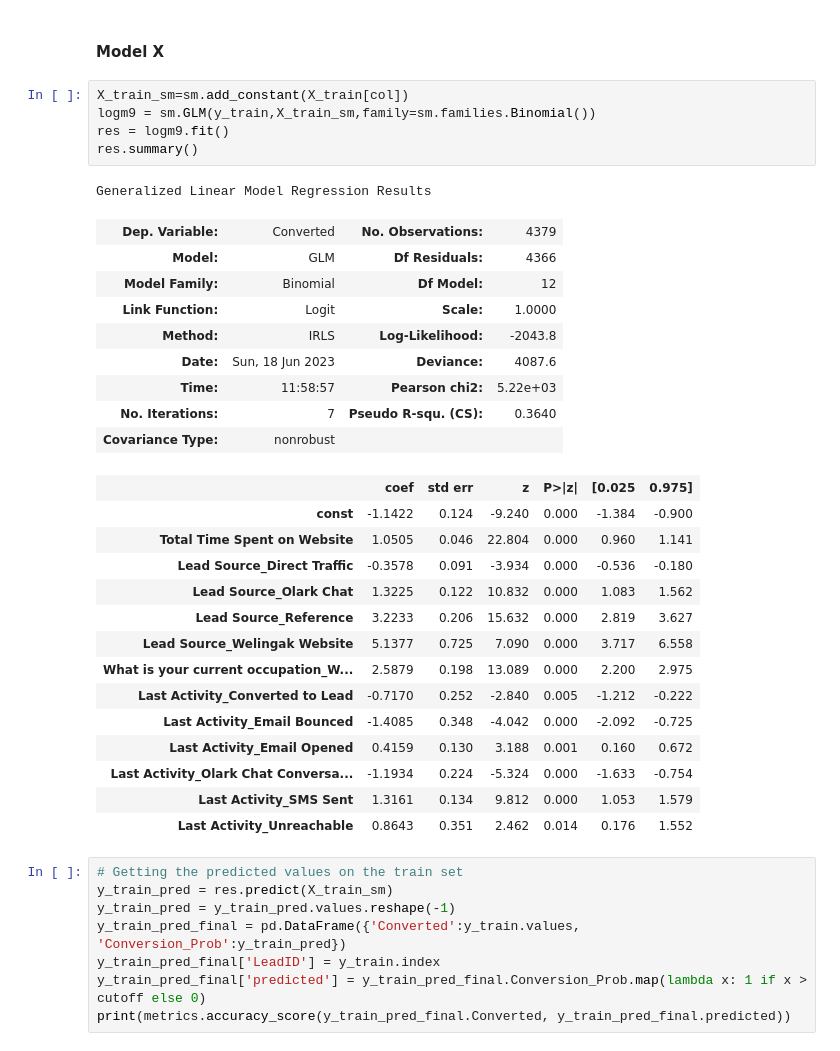
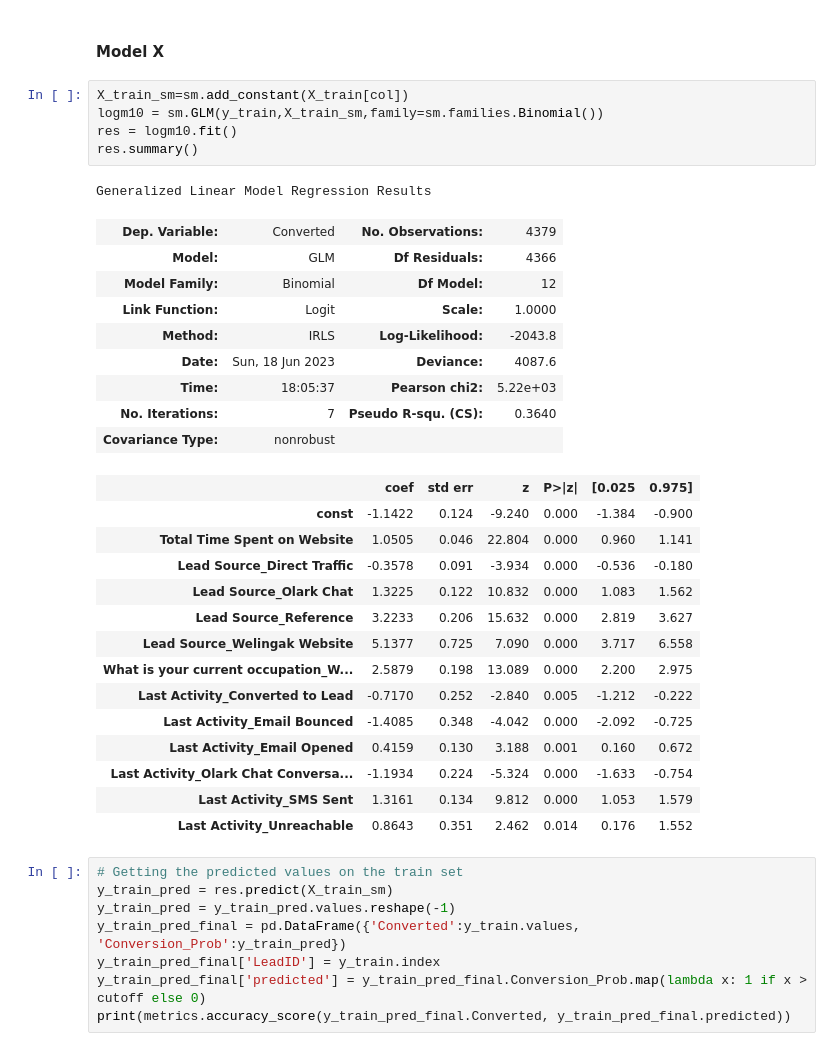
Before and after one commit to SreedeviRamachandran/lead_scoring_case_study, a Jupyter notebook: Lead_Scoring_Case_Study.ipynb, the cells around one changed output. Saved outputs shown, nothing was run; the diff lists cells and outputs as text.

```diff
--- a/Lead_Scoring_Case_Study.ipynb
+++ b/Lead_Scoring_Case_Study.ipynb
@@ -1716,18 +1716,18 @@ Index(['Total Time Spent on Website', 'Lead Source_Direct Traffic',
 #### Model X
 # %%
 X_train_sm=sm.add_constant(X_train[col])
-logm9 = sm.GLM(y_train,X_train_sm,family=sm.families.Binomial())
-res = logm9.fit()
+logm10 = sm.GLM(y_train,X_train_sm,family=sm.families.Binomial())
+res = logm10.fit()
 res.summary()
 # %% [output]
 Generalized Linear Model Regression Results
 | Dep. Variable: | Converted | No. Observations: | 4379 |
 | Model: | GLM | Df Residuals: | 4366 |
 | Model Family: | Binomial | Df Model: | 12 |
 | Link Function: | Logit | Scale: | 1.0000 |
 | Method: | IRLS | Log-Likelihood: | -2043.8 |
 | Date: | Sun, 18 Jun 2023 | Deviance: | 4087.6 |
-| Time: | 11:58:57 | Pearson chi2: | 5.22e+03 |
+| Time: | 18:05:37 | Pearson chi2: | 5.22e+03 |
 | No. Iterations: | 7 | Pseudo R-squ. (CS): | 0.3640 |
 | Covariance Type: | nonrobust |  |  |
 |  | coef | std err | z | P>|z| | [0.025 | 0.975] |
```
Also changed, not shown: parts of 39 cells of this notebook, 3 other files.
